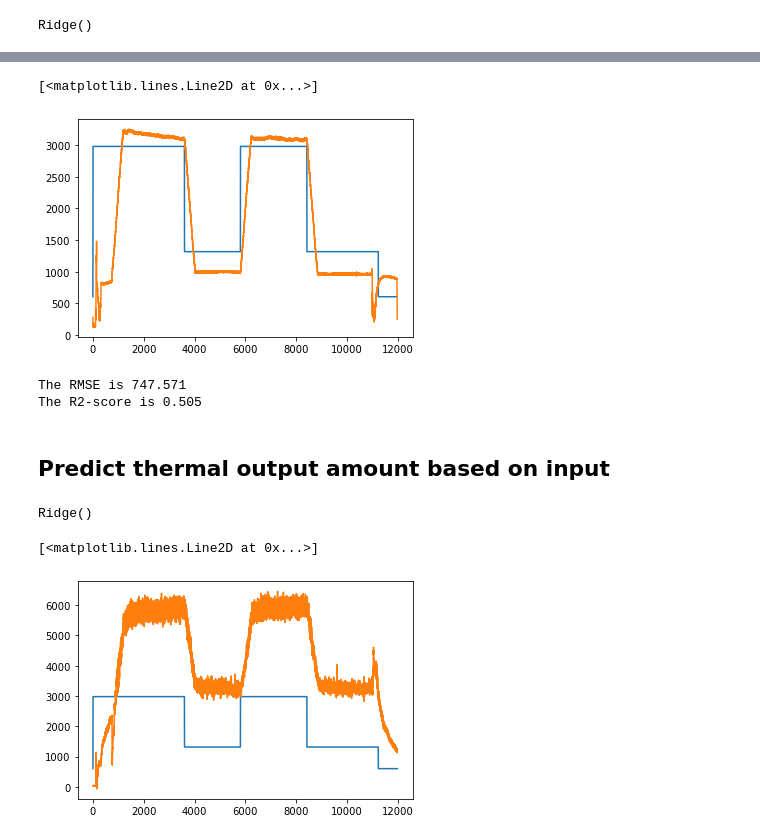
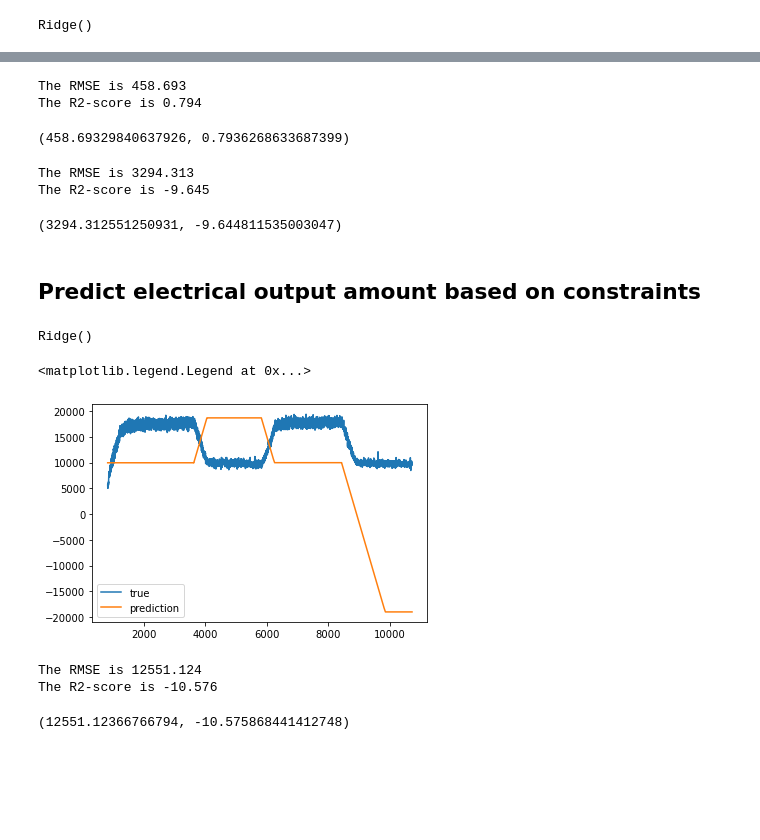
Before and after one commit to Energy-Theory-Guided-Data-Science/Gas-Turbine, a Jupyter notebook: Code/20_Learning_Input.ipynb, the cells around one changed output, grey strips where cells are left out. Saved outputs shown, nothing was run; the diff lists cells and outputs as text; code cells hidden in the pictures; blank space fills up the shorter version.

```diff
--- a/Code/20_Learning_Input.ipynb
+++ b/Code/20_Learning_Input.ipynb
@@ -68,8 +107,8 @@ The R2-score is 0.498
 ## Predict voltage amount based on input
 # %%
 reg_volt = linear_model.Ridge()
-reg_volt.fit(np.array(df_input['input_voltage']).reshape(-1,1), df_input['el_power'])
+reg_volt.fit(df_input[['input_voltage']], df_input['el_power'])
 # %% [output]
 Ridge()
 # %%
-df_validation['el_predict'] = reg_volt.predict(df_validation[['voltage']])
+df_validation['el_predict'] = reg_volt.predict(df_validation[['input_voltage']])
@@ -76,18 +123,34 @@ df_validation['el_predict'] = reg_volt.predict(df_validation[['voltage']])
+# %%
+measureDifference(df_validation, 'el_power', 'el_predict')
+# %% [output]
+The RMSE is 458.693
+The R2-score is 0.794
+(458.69329840637926, 0.7936268633687399)
+# %%
+measureDifference(df_validation, 'el_power', 'el_predict_ist')
+# %% [output]
+The RMSE is 3294.313
+The R2-score is -9.645
+(3294.312551250931, -9.644811535003047)
+# %% [markdown]
+## Predict electrical output amount based on constraints
+# %%
+reg_thermal = linear_model.Ridge()
+reg_thermal.fit(np.array(df_input['spinning_approx']).reshape(-1,1), df_input['th_power'])
+# %% [output]
+Ridge()
+# %%
+df_validation['th_predict'] = reg_thermal.predict(df_validation[['spinning_ist']])
 # %%
-plt.plot(df_validation['time'], df_validation['el_predict'])
-plt.plot(df_validation['time'], df_validation['electric'])
+plt.plot(df_validation['time'], df_validation['th_power'], label = 'true')
+plt.plot(df_validation['time'], df_validation['th_predict'], label = 'prediction')
+plt.legend()
 # %% [output]
-[<matplotlib.lines.Line2D at 0x...>]
+<matplotlib.legend.Legend at 0x...>
-[figure, old version]
+[figure, new version]
 # %%
-measureDifference(df_validation, 'electric', 'el_predict')
+measureDifference(df_validation, 'th_power', 'th_predict')
 # %% [output]
-The RMSE is 747.571
-The R2-score is 0.505
+The RMSE is 12551.124
+The R2-score is -10.576
+(12551.12366766794, -10.575868441412748)
-# %% [markdown]
-## Predict thermal output amount based on input
-# %%
-reg_thermal = linear_model.Ridge()
-reg_thermal.fit(np.array(df_input['input_voltage']).reshape(-1,1), df_input['th_power'])
-# %% [output]
-Ridge()
@@ -96,6 +156,0 @@ df_validation['th_predict'] = reg_volt.predict(df_validation[['voltage']])
-# %%
-plt.plot(df_validation['time'], df_validation['th_predict'])
-plt.plot(df_validation['time'], df_validation['thermal'])
-# %% [output]
-[<matplotlib.lines.Line2D at 0x...>]
-[figure, removed]
```
Also changed, not shown: parts of 32 cells of this notebook, 4 other files.
